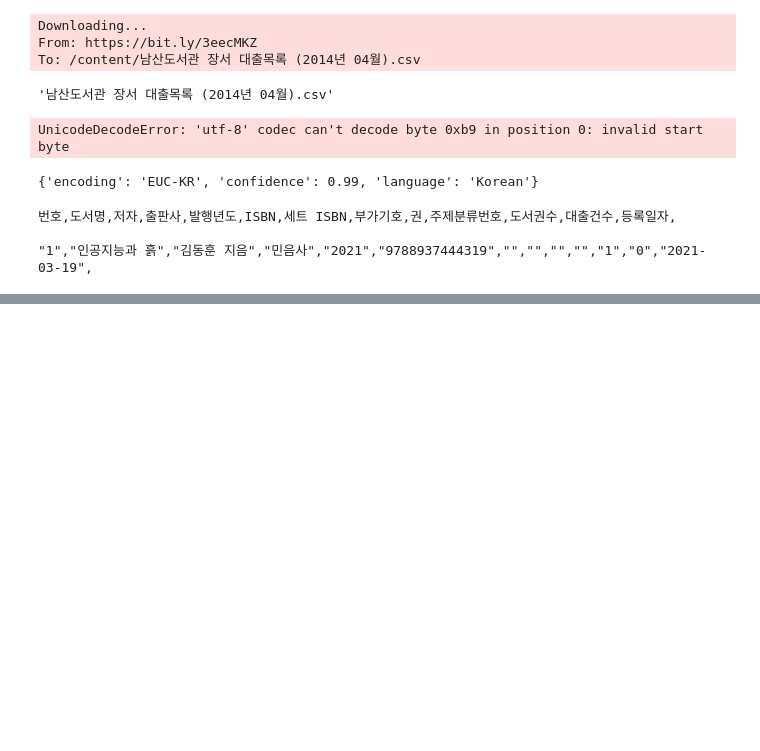
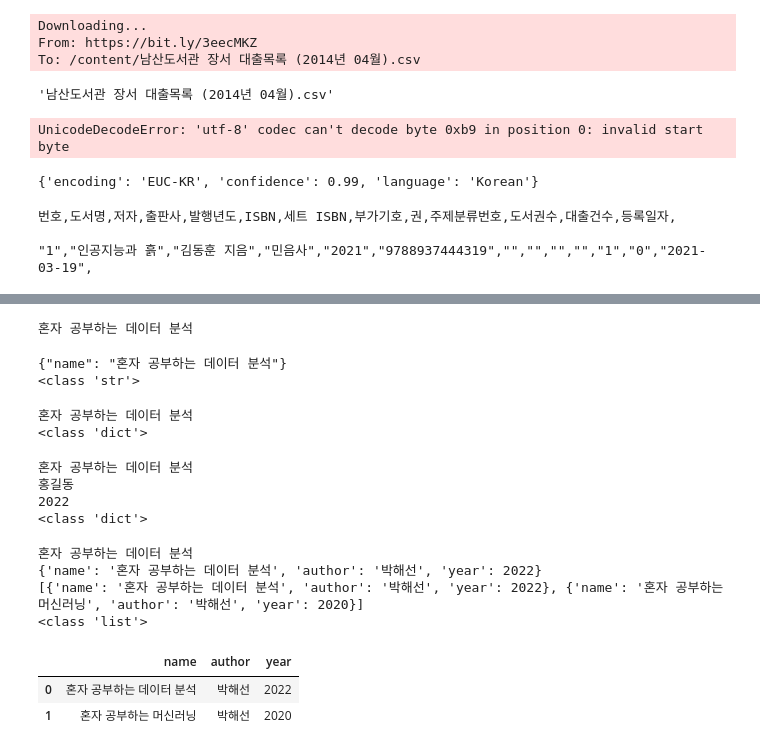
Before and after one commit to kdy4049067/data-analysis, a Jupyter notebook: Data_Analysis.ipynb, the cells around one changed output, grey strips where cells are left out. Drawn from its saved outputs; the diff is of its cells as text; code cells hidden in the pictures; blank space fills up the shorter version.

Commit message:
xml, json 으로부터 데이터 추출하는 방법

```diff
--- a/Data_Analysis.ipynb
+++ b/Data_Analysis.ipynb
@@ -61,3 +61,65 @@ ns_df.head()
 | 4 | 5 | 김성곤의 중국한시기행 : 장강·황하 편 | 김성곤 지음 | 김영사 | 2021 | 9788934990833 | NaN | NaN | NaN | NaN | 1 | ... |
 # %%
 df.to_csv('ns_202104.csv', index = False)
+# %%
+d = {"name": "혼자 공부하는 데이터 분석"}
+print(d['name'])
+# %% [output]
+혼자 공부하는 데이터 분석
+# %%
+import json
+
+d_str = json.dumps(d, ensure_ascii = False)
+print(d_str)
+print(type(d_str))
+# %% [output]
+{"name": "혼자 공부하는 데이터 분석"}
+<class 'str'>
+# %%
+d2 = json.loads(d_str)
+print(d2['name'])
+print(type(d2))
+# %% [output]
+혼자 공부하는 데이터 분석
+<class 'dict'>
+# %%
+d3 = json.loads('{"name": "혼자 공부하는 데이터 분석", "author": ["박해선", "홍길동"], "year": 2022}')
+print(d3['name'])
+print(d3['author'][1])
+print(d3['year'])
+print(type(d3))
+# %% [output]
+혼자 공부하는 데이터 분석
+홍길동
+2022
+<class 'dict'>
+# %%
+d4_str = """
+[
+  {"name": "혼자 공부하는 데이터 분석", "author": "박해선", "year": 2022},
+  {"name": "혼자 공부하는 머신러닝", "author": "박해선", "year": 2020}
+]
+"""
+
+d4 = json.loads(d4_str)
+print(d4[0]['name'])
+print(d4[0])
+print(d4)
+print(type(d4))
+# %% [output]
+혼자 공부하는 데이터 분석
+{'name': '혼자 공부하는 데이터 분석', 'author': '박해선', 'year': 2022}
+[{'name': '혼자 공부하는 데이터 분석', 'author': '박해선', 'year': 2022}, {'name': '혼자 공부하는 머신러닝', 'author': '박해선', 'year': 2020}]
+<class 'list'>
+# %%
+from io import StringIO
+import pandas as pd
+
+pd.read_json(StringIO(d4_str))
+
+
+pd.DataFrame(d4)
+# %% [output]
+|  | name | author | year |
+| 0 | 혼자 공부하는 데이터 분석 | 박해선 | 2022 |
+| 1 | 혼자 공부하는 머신러닝 | 박해선 | 2020 |
```
Also changed, not shown: parts of 4 cells of this notebook.
